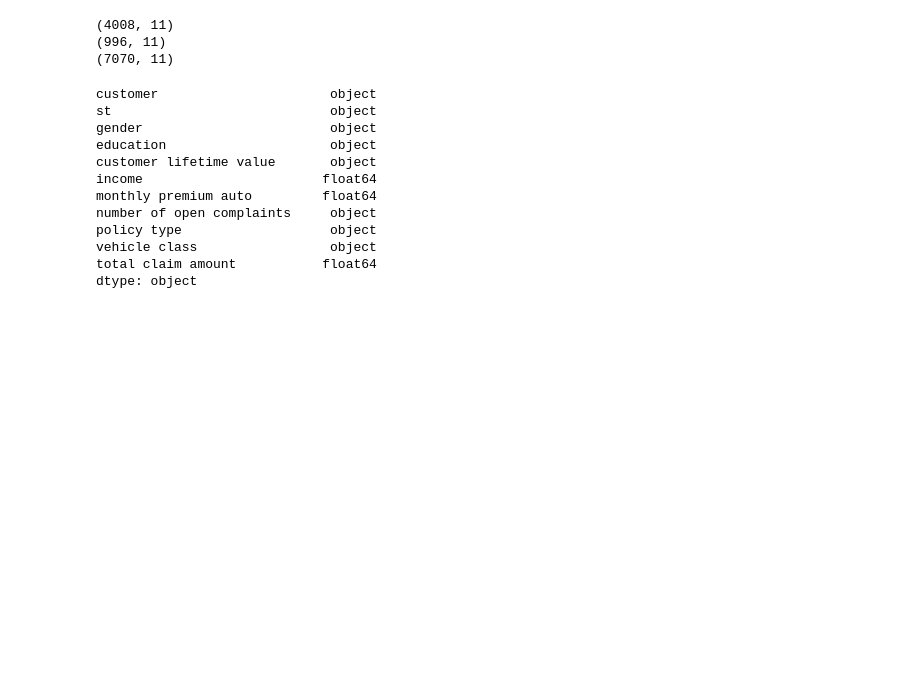
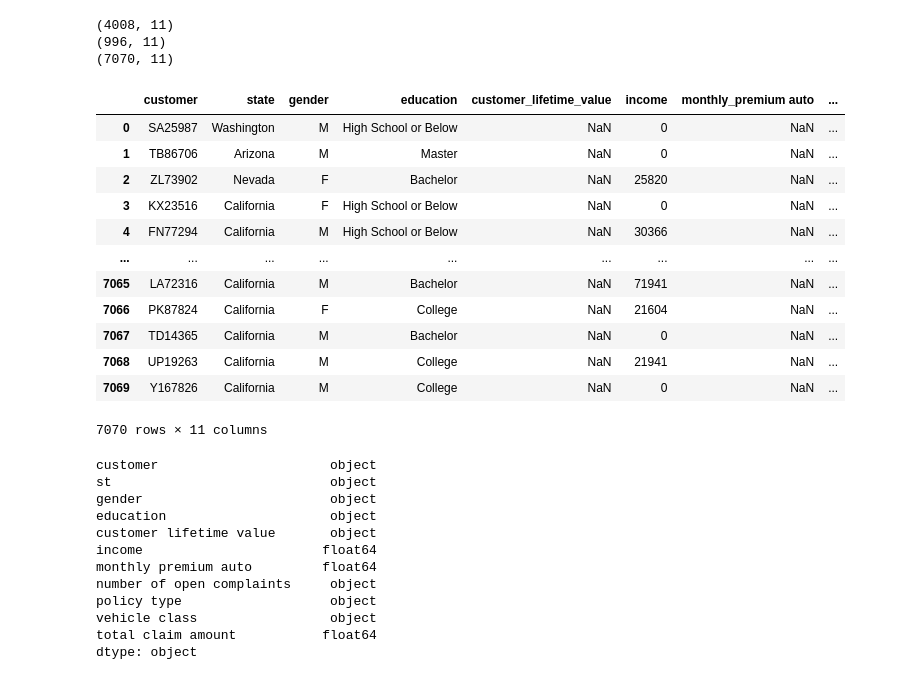
Before and after one commit to ElliotEC-DATA/lab-customer-analysis-round-1, a Jupyter notebook: Set DATA labs.ipynb, the cells around one changed output. Drawn from its saved outputs; the diff is of its cells as text; code cells hidden in the pictures; blank space fills up the shorter version.

```diff
--- a/Set DATA labs.ipynb
+++ b/Set DATA labs.ipynb
@@ -65,6 +65,24 @@ print(df3.shape)
 df1.columns = df1.columns.str.lower()
 df2.columns = df2.columns.str.lower()
 df3.columns = df3.columns.str.lower()
+# %%
+df1.reindex(columns=['customer', 'state', 'gender', 'education', 'customer_lifetime_value', 'income', 'monthly_premium auto','number_of_complaints', 'policy_type', 'vehicle_class', 'total_claim_amount'])
+df2.reindex(columns=['customer', 'state', 'gender', 'education', 'customer_lifetime_value', 'income', 'monthly_premium auto','number_of_complaints', 'policy_type', 'vehicle_class', 'total_claim_amount'])
+df3.reindex(columns=['customer', 'state', 'gender', 'education', 'customer_lifetime_value', 'income', 'monthly_premium auto','number_of_complaints', 'policy_type', 'vehicle_class', 'total_claim_amount'])
+# %% [output]
+|  | customer | state | gender | education | customer_lifetime_value | income | monthly_premium auto | ... |
+| 0 | SA25987 | Washington | M | High School or Below | NaN | 0 | NaN | ... |
+| 1 | TB86706 | Arizona | M | Master | NaN | 0 | NaN | ... |
+| 2 | ZL73902 | Nevada | F | Bachelor | NaN | 25820 | NaN | ... |
+| 3 | KX23516 | California | F | High School or Below | NaN | 0 | NaN | ... |
+| 4 | FN77294 | California | M | High School or Below | NaN | 30366 | NaN | ... |
+| ... | ... | ... | ... | ... | ... | ... | ... | ... |
+| 7065 | LA72316 | California | M | Bachelor | NaN | 71941 | NaN | ... |
+| 7066 | PK87824 | California | F | College | NaN | 21604 | NaN | ... |
+| 7067 | TD14365 | California | M | Bachelor | NaN | 0 | NaN | ... |
+| 7068 | UP19263 | California | M | College | NaN | 21941 | NaN | ... |
+| 7069 | Y167826 | California | M | College | NaN | 0 | NaN | ... |
+7070 rows × 11 columns
 # %%
 titles = list(df2.columns)
 titles [8], titles [9], titles [10] = titles [9], titles [10], titles [8]
```
Also changed, not shown: parts of 9 cells of this notebook.
